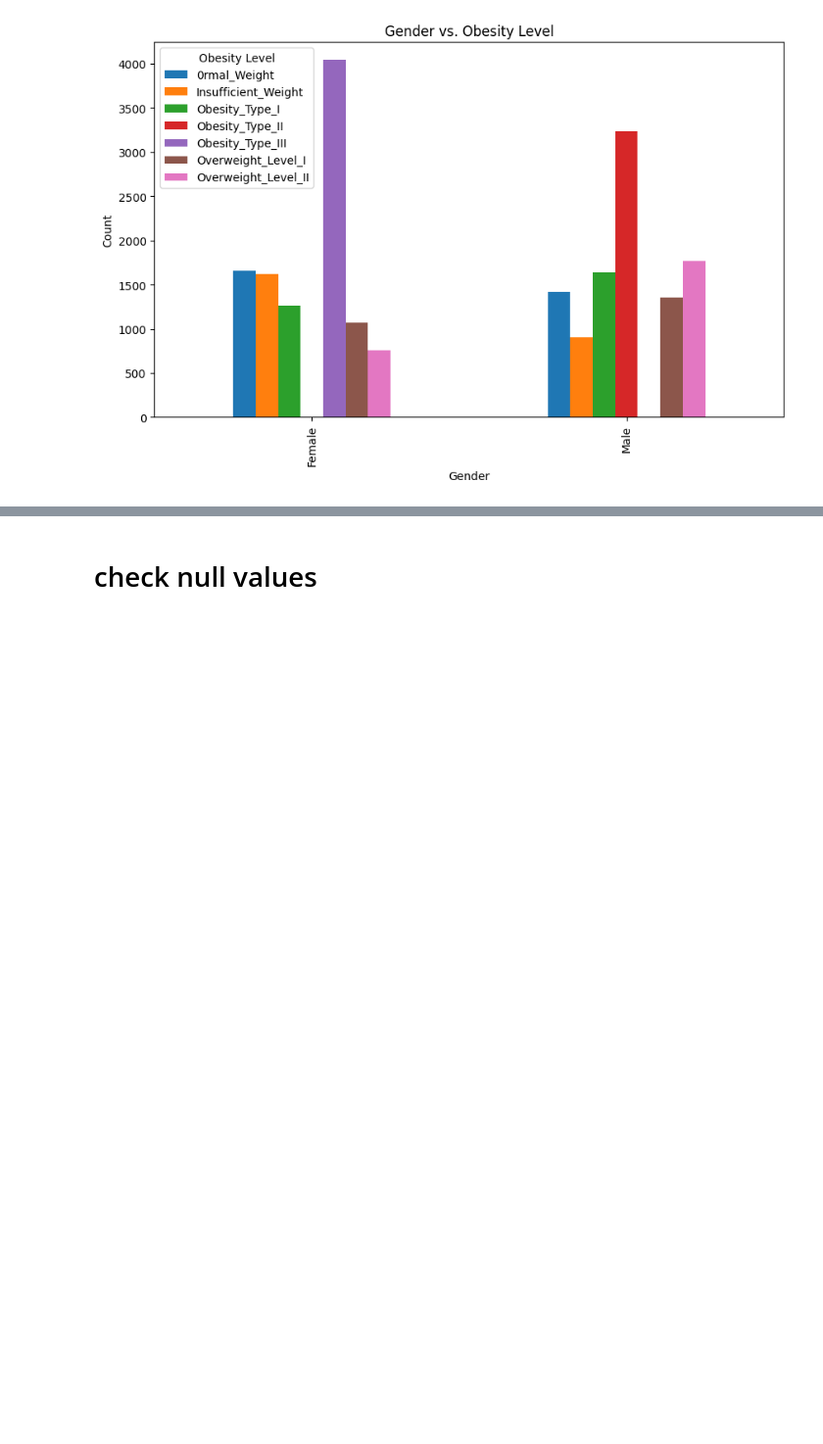
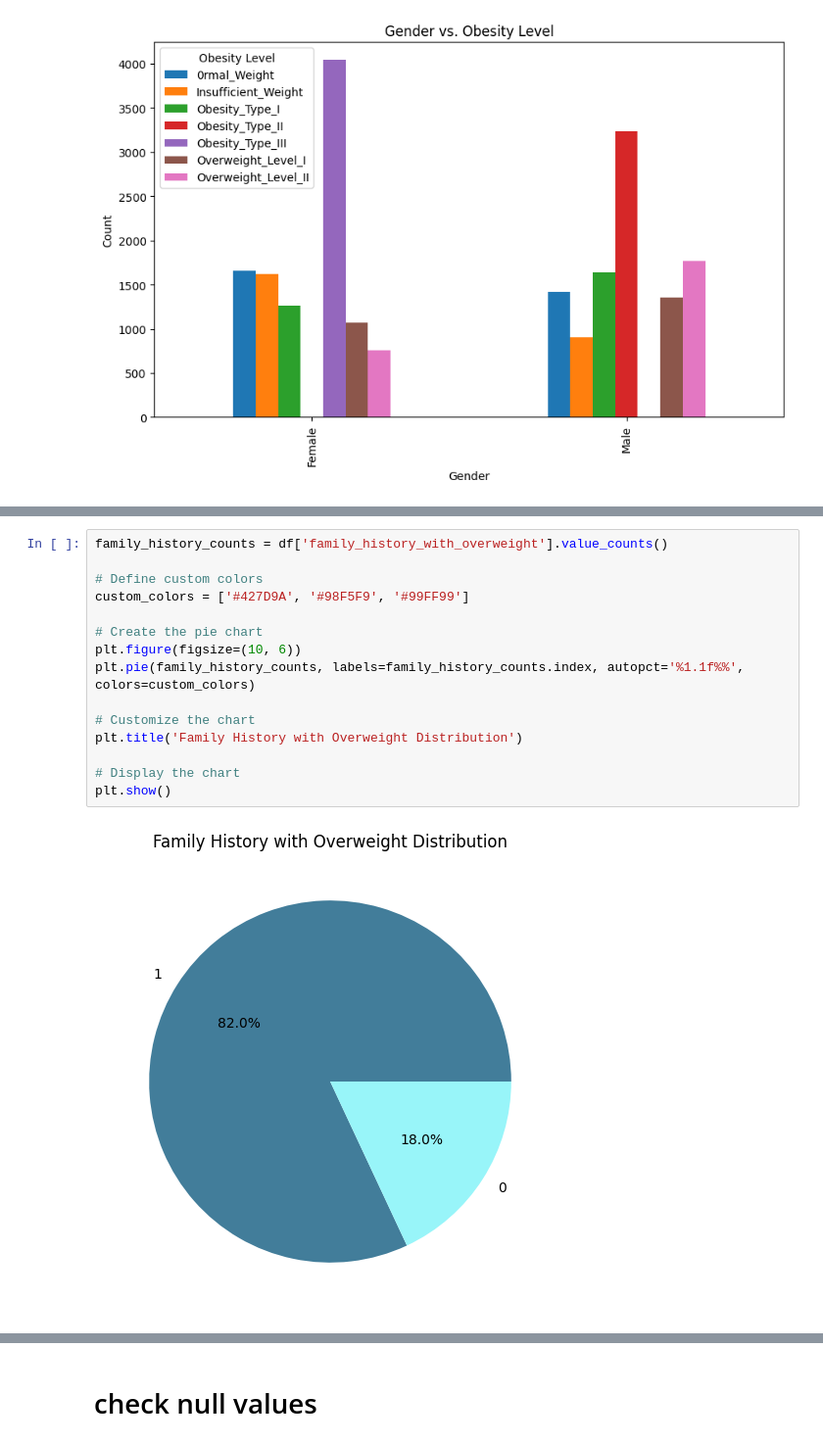
Before and after one commit to MoudiAlhazzaa/-Dataset-Selection-and-Neural-Network-Experimentation, a Jupyter notebook: Task6_T5_obesity.ipynb, the cells around one changed output, grey strips where cells are left out. Shown at 98% size. Drawn from its saved outputs; the diff is of its cells as text; blank space fills up the shorter version.

```diff
--- a/Task6_T5_obesity.ipynb
+++ b/Task6_T5_obesity.ipynb
@@ -140,0 +192,17 @@ plt.show()
+# %%
+family_history_counts = df['family_history_with_overweight'].value_counts()
+
+# Define custom colors
+custom_colors = ['#427D9A', '#98F5F9', '#99FF99']
+
+# Create the pie chart
+plt.figure(figsize=(10, 6))
+plt.pie(family_history_counts, labels=family_history_counts.index, autopct='%1.1f%%', colors=custom_colors)
+
+# Customize the chart
+plt.title('Family History with Overweight Distribution')
+
+# Display the chart
+plt.show()
+# %% [output]
+[figure, added]
```
Also changed, not shown: parts of 24 cells of this notebook.
